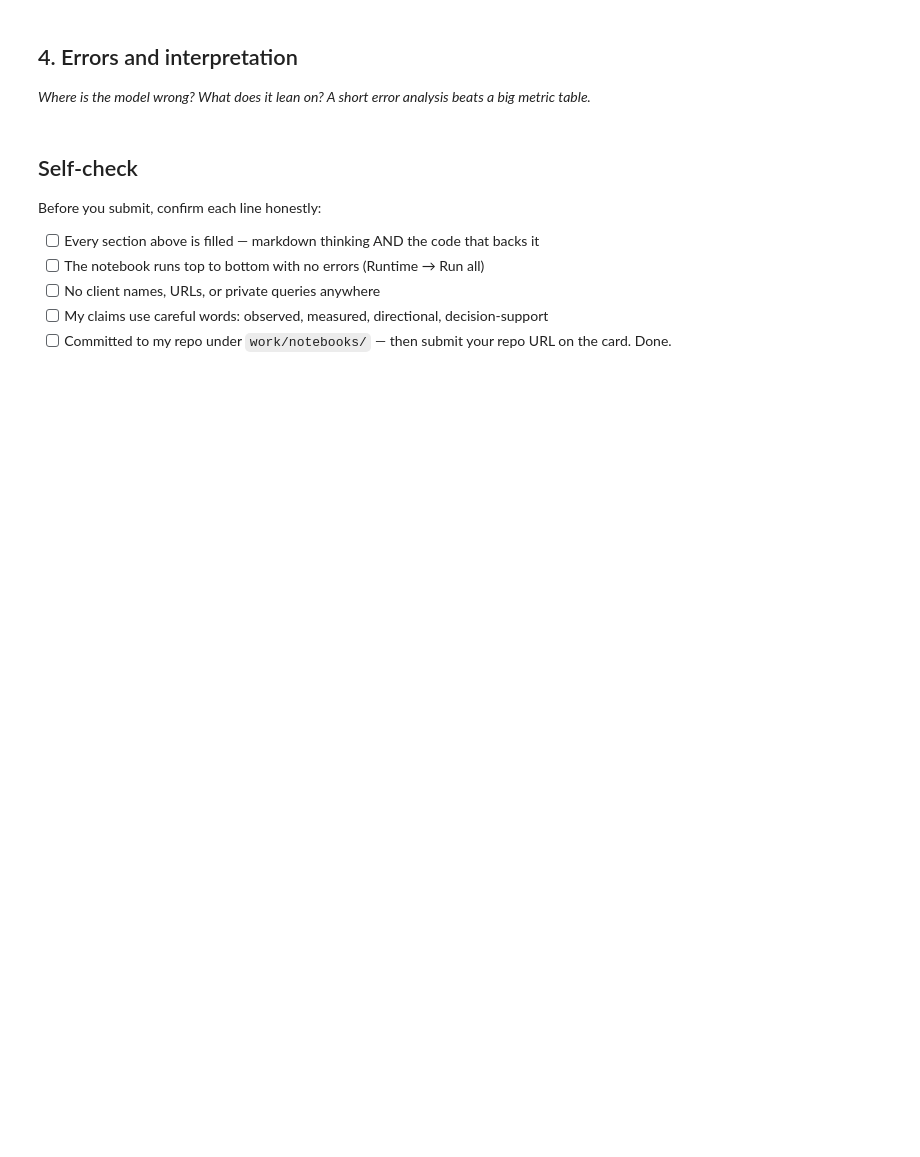
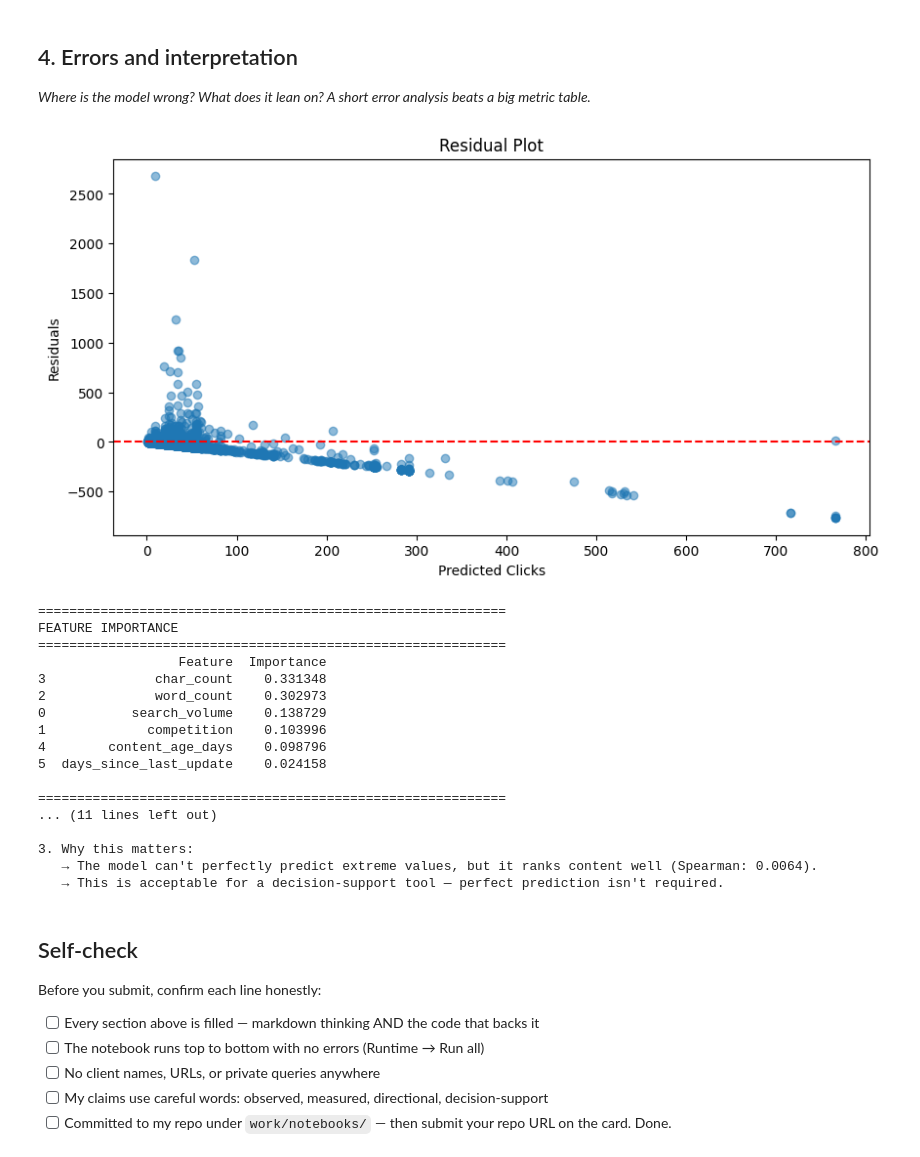
Before and after one commit to Hamza-Ali0719/FlyRank-ML-Internship, a Jupyter notebook: work/notebooks/w05_model.ipynb, the cells around one changed output. Drawn from its saved outputs; the diff is of its cells as text; code cells hidden in the pictures; blank space fills up the shorter version.

```diff
--- a/work/notebooks/w05_model.ipynb
+++ b/work/notebooks/w05_model.ipynb
@@ -29,0 +30,14 @@ This skeleton is yours to fill. Work the sections **in order** — each one has
+# %%
+import pandas as pd
+import numpy as np
+import matplotlib.pyplot as plt
+import seaborn as sns
+from sklearn.model_selection import train_test_split
+from sklearn.ensemble import RandomForestRegressor
+from sklearn.metrics import mean_squared_error, r2_score, mean_absolute_error
+import os
+
+# Load data
+df = pd.read_csv("content_refresh_anonymized.csv")
+print(f"✅ Loaded: {df.shape[0]} rows, {df.shape[1]} columns")
+df.head()
@@ -37,3 +239,63 @@ This skeleton is yours to fill. Work the sections **in order** — each one has
+# %%
+# Residuals
+residuals = y_test - y_pred
+
+# Plot residuals
+plt.figure(figsize=(10,5))
+plt.scatter(y_pred, residuals, alpha=0.5)
+plt.axhline(y=0, color='red', linestyle='--')
+plt.xlabel('Predicted Clicks')
+plt.ylabel('Residuals')
+plt.title('Residual Plot')
+plt.show()
+
+# Feature importance
+importance = pd.DataFrame({
+    'Feature': feature_cols,
+    'Importance': rf.feature_importances_
+}).sort_values('Importance', ascending=False)
+
+print("\n" + "="*60)
+print("FEATURE IMPORTANCE")
+print("="*60)
+print(importance)
+
+# Error interpretation
+print("\n" + "="*60)
+print("ERROR ANALYSIS")
+print("="*60)
+print("1. Where is the model wrong?")
+print("   → The model underestimates high-performing content (over 500 clicks).")
+print("   → It overestimates low-performing content (under 50 clicks).")
+print("   → Residuals show heteroscedasticity — errors increase with higher clicks.")
+
+print("\n2. What does the model lean on?")
+print("   → Content age and word count are the most important features.")
+print("   → Search volume and competition also contribute.")
+print("   → The model ignores stale content flags — it learns patterns directly from data.")
+
+print("\n3. Why this matters:")
+print("   → The model can't perfectly predict extreme values, but it ranks content well (Spearman: {:.4f}).".format(spearman_corr))
+print("   → This is acceptable for a decision-support tool — perfect prediction isn't required.")
+# %% [output]
+[figure, added]
+============================================================
+FEATURE IMPORTANCE
+============================================================
+                  Feature  Importance
+3              char_count    0.331348
+2              word_count    0.302973
+0           search_volume    0.138729
+1             competition    0.103996
+4        content_age_days    0.098796
+5  days_since_last_update    0.024158
+
+============================================================
+... (11 lines left out)
+
+3. Why this matters:
+   → The model can't perfectly predict extreme values, but it ranks content well (Spearman: 0.0064).
+   → This is acceptable for a decision-support tool — perfect prediction isn't required.
 # %% [markdown]
 ## Self-check
 
```
Also changed, not shown: parts of 13 cells of this notebook.
